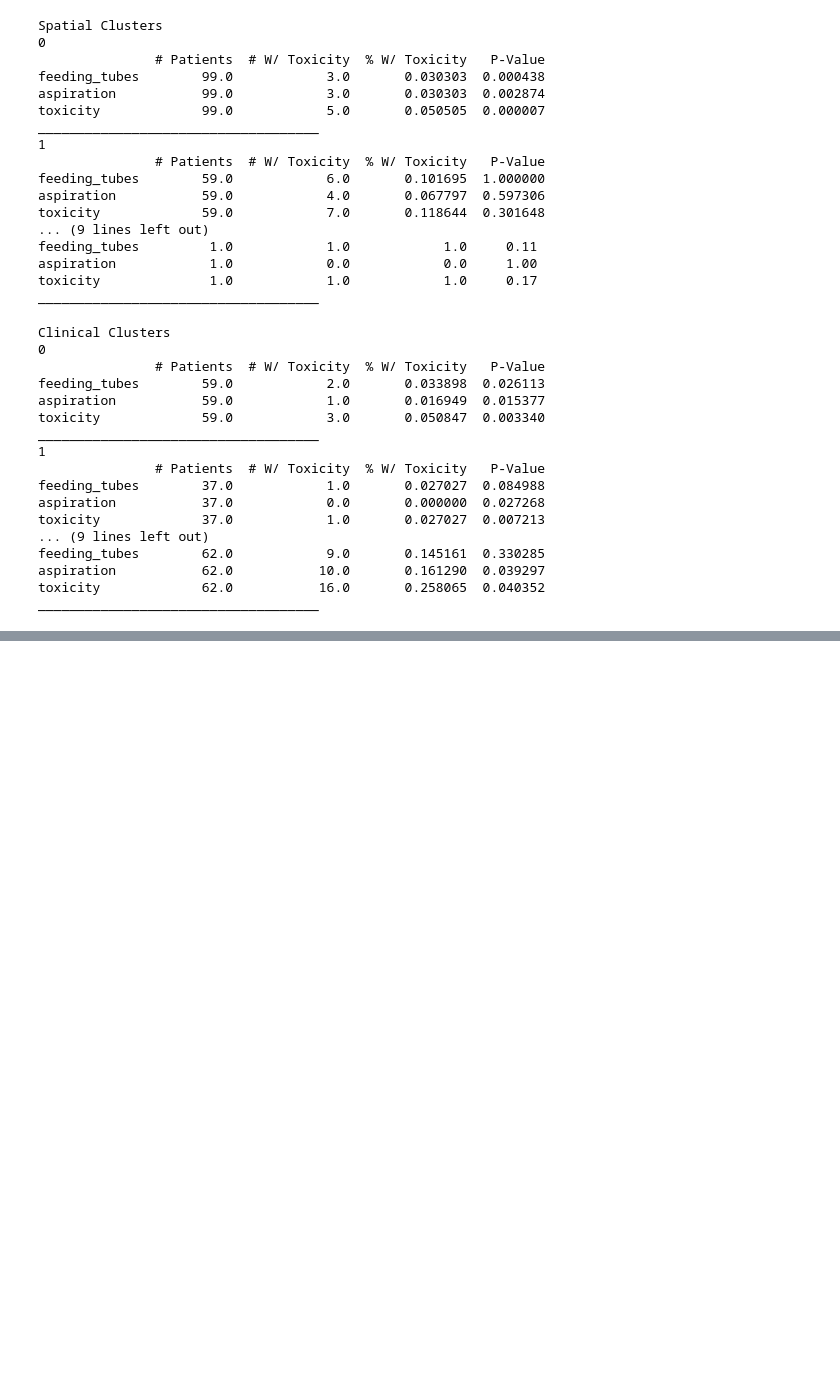
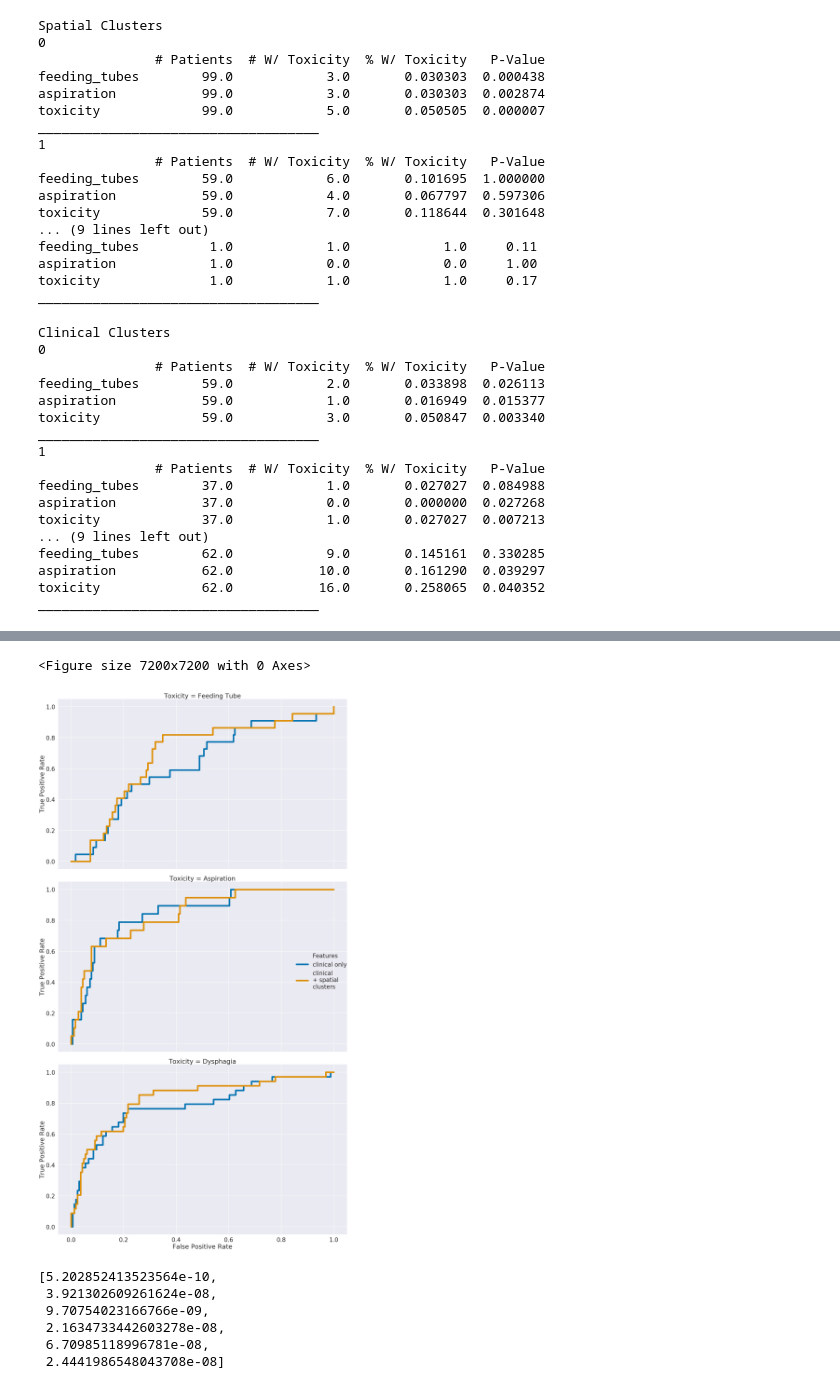
Before and after one commit to uic-evl/CAMP-RT, a Jupyter notebook: PYTHON/GreenJournalAnalysis.ipynb, the cells around one changed output, grey strips where cells are left out. Saved outputs shown, nothing was run; the diff lists cells and outputs as text; code cells hidden in the pictures; blank space fills up the shorter version.

```diff
--- a/PYTHON/GreenJournalAnalysis.ipynb
+++ b/PYTHON/GreenJournalAnalysis.ipynb
@@ -251,0 +289,77 @@ plt.plot(test[0], test[1])
+# %%
+lg = LogisticRegression(solver='lbfgs', max_iter=8000)
+fclusterer =  FClusterer(4, dist_func = l2)
+
+columns = ['outcome','clustering','tpr','fpr','auc']
+curves = []
+outcome_map = {'feeding_tubes':'Feeding Tube',
+              'aspiration': "Aspiration",
+              "toxicity": "Dysphagia"}
+for typeset in [('clinical only', None), ('clinical \n+ spatial \nclusters', 'default')]:
+    for outcome in ('feeding_tubes', 'aspiration', 'toxicity'):
+        curr_data = {}
+        fpr, tpr, auc_score =  get_subset_roc(db.ids, outcome, lg, typeset[1])
+        curr_data['auc_score'] = np.full(tpr.shape, auc_score)
+        curr_data['Features'] = np.full(tpr.shape, typeset[0])
+        curr_data['Toxicity'] = np.full(tpr.shape, outcome_map[outcome])
+        curr_data['False Positive Rate'] = fpr
+        curr_data['True Positive Rate'] = tpr
+        curves.append(pd.DataFrame(curr_data))
+curves = pd.concat(curves, ignore_index=True)
+# %%
+import seaborn as sns
+font_scale = 1.5
+line_width = 9
+palette = 'colorblind'
+fig_height = 15
+aspect = 1.4
+
+sns.set_context("poster",
+               font_scale = font_scale,
+                rc={'figure.figsize':(17,17),
+                    'lines.linewidth':line_width
+                   }
+               )
+with sns.color_palette(palette, 8):
+    #commented part makes them all different plots
+#     ax = sns.relplot(x='False Positive Rate', y = 'True Positive Rate',
+#                     hue ='Toxicity',
+#                     style = 'Features',
+#                     data = curves,
+#                     kind='line',
+#                     height = fig_height,
+#                     aspect = aspect,
+#                     estimator = None)
+    plt.suptitle('ROC Curves')
+    ax = sns.relplot(x='False Positive Rate', y = 'True Positive Rate',
+                    hue ='Features',
+                    row = 'Toxicity',
+                    data = curves,
+                    kind='line',
+                    height = fig_height,
+                    aspect = aspect,
+                     legend = 'brief',
+                    estimator = None)
+    plt.tight_layout()
+# %% [output]
+<Figure size 7200x7200 with 0 Axes>
+[figure, added]
+# %%
+#maybe no use this?
+features_to_drop = []
+temp_scores = []
+spatial = spatial_features.drop(['cluster_labels'], axis = 1)
+best_clusterer = BestClusterer(max_clusters = 4)
+for feature in spatial.columns[::-1]:
+    x = spatial.drop(features_to_drop, axis = 1).values
+    clusters = best_clusterer.fit_predict(x,db.toxicity)
+    temp_scores.append(fisher_exact_test(clusters, db.toxicity))
+    features_to_drop.append(feature)
+temp_scores
+# %% [output]
+[5.202852413523564e-10,
+ 3.921302609261624e-08,
+ 9.70754023166766e-09,
+ 2.1634733442603278e-08,
+ 6.70985118996781e-08,
+ 2.4441986548043708e-08]
```
Also changed, not shown: parts of 7 cells of this notebook, 3 other files.
